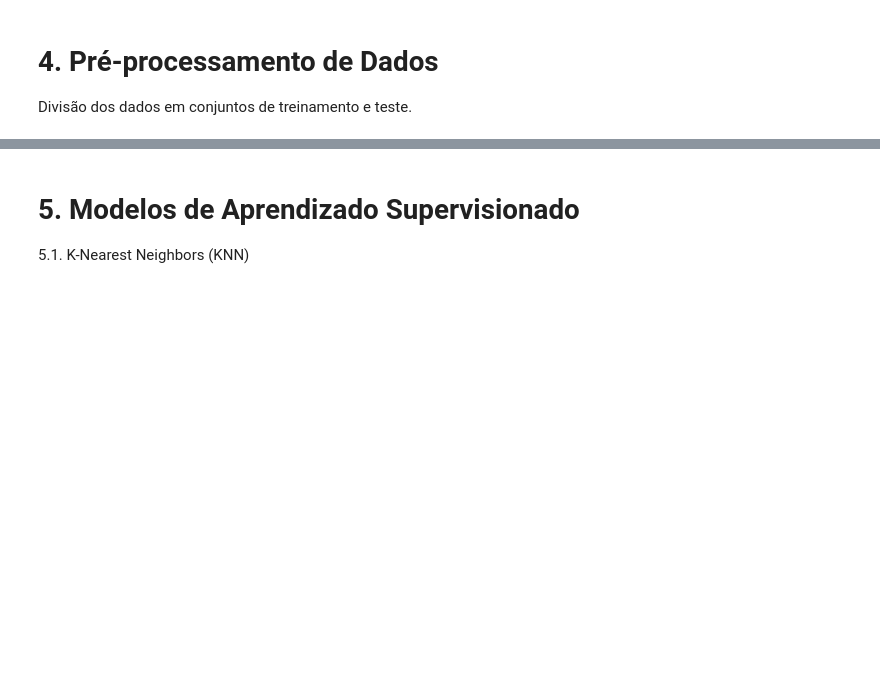
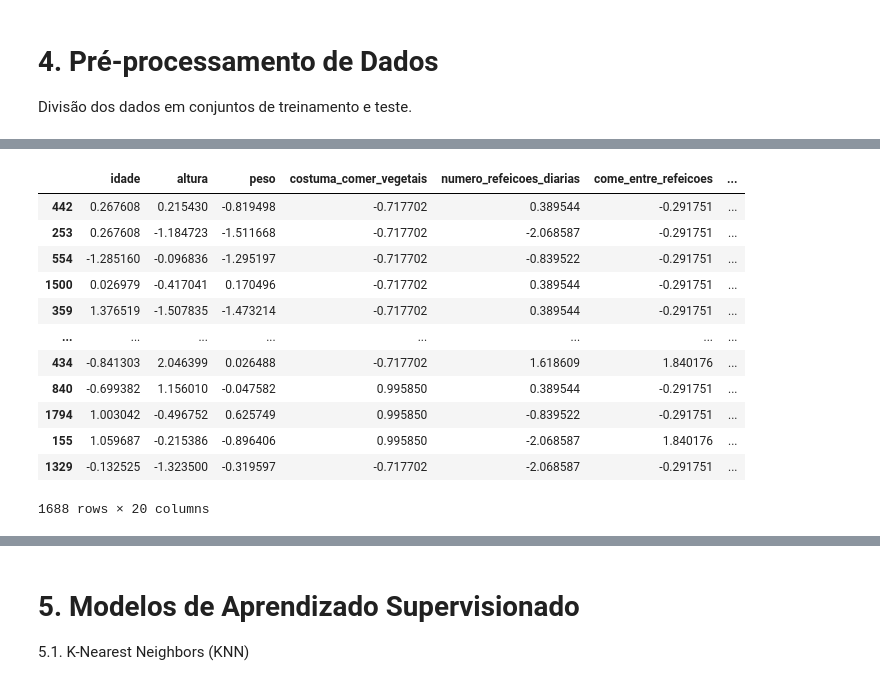
Before and after one commit to eltonnillo/FIAP_TC4, a Jupyter notebook: TC4_v1.ipynb, the cells around one changed output, grey strips where cells are left out. Cells and saved outputs as stored; diff of their text form; code cells hidden in the pictures; blank space fills up the shorter version.

```diff
--- a/TC4_v1.ipynb
+++ b/TC4_v1.ipynb
@@ -405,0 +489,3 @@ df_tratado.head()
+# %%
+df_tratamento = arredondamento(df_tratamento)
+df_tratamento.head()
@@ -426 +535,3 @@ memory usage: 346.5 KB
+# %%
+df_tratado = df_tratamento.copy()
 # %% [markdown]
@@ -506,0 +622,38 @@ X_test_processed = preprocessor.transform(X_test)
+# %%
+# --- 3. Aplicar as Transformações (Treinamento) ---
+
+colunas_originais_ordem = X_train.columns
+
+# Treinar o pré-processador nos dados de TREINO (fit)
+preprocessor.fit(X_train)
+
+# Transformar os dados de TREINO
+X_train_processed = preprocessor.transform(X_train)
+
+# Transformar os dados de TESTE (usando as regras aprendidas no treino)
+X_test_processed = preprocessor.transform(X_test)
+
+# --- 4. Extrair Nomes de Colunas e Reconstruir DataFrames ---
+
+# Obter os nomes das colunas de saída (necessário após o ColumnTransformer)
+feature_names = preprocessor.get_feature_names_out()
+
+# Converter os arrays NumPy de volta para DataFrames (Opcional, mas útil para inspeção)
+X_train_final = pd.DataFrame(X_train_processed,
+                             columns=feature_names,
+                             index=X_train.index)
+
+X_test_final = pd.DataFrame(X_test_processed,
+                            columns=feature_names,
+                            index=X_test.index)
+
+# Renomear as colunas (Exemplo: de 'cat__meio_de_transporte_Carro' para 'meio_de_transporte_Carro')
+# Isso é importante para manter o padrão que o modelo espera.
+X_train_final.columns = [col.split('__')[1] if '__' in col else col for col in X_train_final.columns]
+X_test_final.columns = [col.split('__')[1] if '__' in col else col for col in X_test_final.columns]
+
+
+print("Formato de X_train_final:", X_train_final.shape)
+print("Formato de X_test_final:", X_test_final.shape)
+print("\nPrimeiras linhas do X_train_final após o pré-processamento:")
+print(X_train_final.head())
@@ -506,0 +678,16 @@ X_test_processed = preprocessor.transform(X_test)
+# %%
+X_train_final
+# %% [output]
+|  | idade | altura | peso | costuma_comer_vegetais | numero_refeicoes_diarias | come_entre_refeicoes | ... |
+| 442 | 0.267608 | 0.215430 | -0.819498 | -0.717702 | 0.389544 | -0.291751 | ... |
+| 253 | 0.267608 | -1.184723 | -1.511668 | -0.717702 | -2.068587 | -0.291751 | ... |
+| 554 | -1.285160 | -0.096836 | -1.295197 | -0.717702 | -0.839522 | -0.291751 | ... |
+| 1500 | 0.026979 | -0.417041 | 0.170496 | -0.717702 | 0.389544 | -0.291751 | ... |
+| 359 | 1.376519 | -1.507835 | -1.473214 | -0.717702 | 0.389544 | -0.291751 | ... |
+| ... | ... | ... | ... | ... | ... | ... | ... |
+| 434 | -0.841303 | 2.046399 | 0.026488 | -0.717702 | 1.618609 | 1.840176 | ... |
+| 840 | -0.699382 | 1.156010 | -0.047582 | 0.995850 | 0.389544 | -0.291751 | ... |
+| 1794 | 1.003042 | -0.496752 | 0.625749 | 0.995850 | -0.839522 | -0.291751 | ... |
+| 155 | 1.059687 | -0.215386 | -0.896406 | 0.995850 | -2.068587 | 1.840176 | ... |
+| 1329 | -0.132525 | -1.323500 | -0.319597 | -0.717702 | -2.068587 | -0.291751 | ... |
+1688 rows × 20 columns
```
Also changed, not shown: parts of 80 cells of this notebook.
